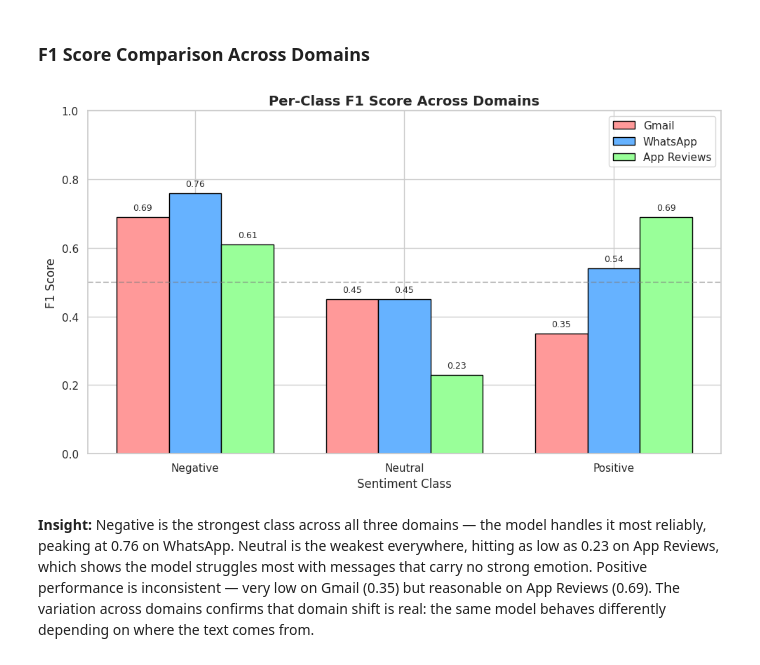
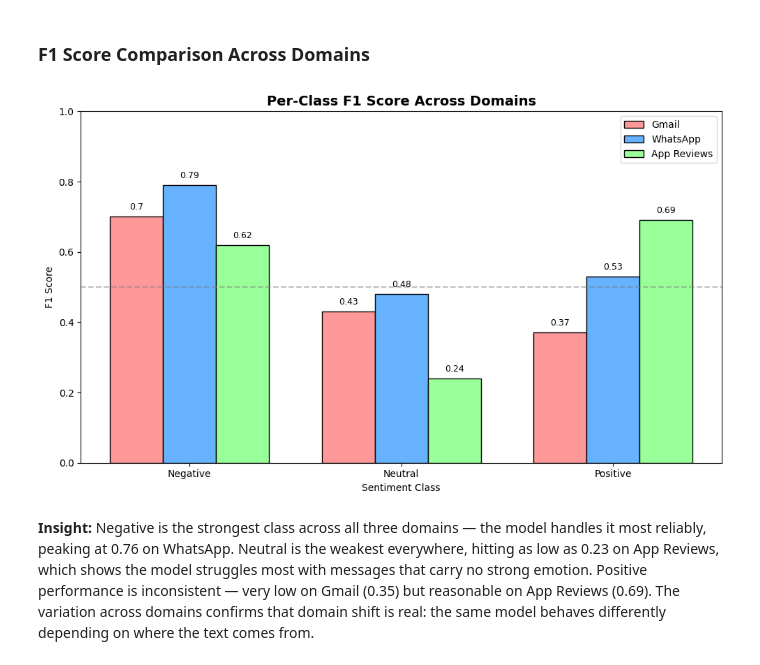
Before and after one commit to Tagoole/Sentiment-Analysis-Project-with-Domain-Shift---GROUP-K, a Jupyter notebook: notebooks/GROUP K Sentiment-Analysis-Project-With-Domain-Shift.ipynb, the cells around one changed output. Saved outputs shown, nothing was run; the diff lists cells and outputs as text; code cells hidden in the pictures.

Commit message:
Last review

```diff
--- a/notebooks/GROUP K Sentiment-Analysis-Project-With-Domain-Shift.ipynb
+++ b/notebooks/GROUP K Sentiment-Analysis-Project-With-Domain-Shift.ipynb
@@ -2442,38 +2442,37 @@ weighted avg       0.51      0.54      0.51       292
 
 f1_data = {
     'Class': ['Negative', 'Neutral', 'Positive'],
-    'Gmail': [0.69, 0.45, 0.35],
-    'WhatsApp': [0.76, 0.45, 0.54],
-    'App Reviews': [0.61, 0.23, 0.69]
+    'Gmail': [0.70, 0.43, 0.37],
+    'WhatsApp': [0.79, 0.48, 0.53],
+    'App Reviews': [0.62, 0.24, 0.69]
 }
-
 df_f1 = pd.DataFrame(f1_data)
 x = np.arange(len(df_f1['Class']))
 width = 0.25
 
 fig, ax = plt.subplots(figsize=(10, 6))
 ax.bar(x - width, df_f1['Gmail'], width, label='Gmail', color='#FF9999', edgecolor='black')
 ax.bar(x, df_f1['WhatsApp'], width, label='WhatsApp', color='#66B2FF', edgecolor='black')
 ax.bar(x + width, df_f1['App Reviews'], width, label='App Reviews', color='#99FF99', edgecolor='black')
 
 ax.set_xlabel('Sentiment Class')
 ax.set_ylabel('F1 Score')
 ax.set_title('Per-Class F1 Score Across Domains', fontsize=14, fontweight='bold')
 ax.set_xticks(x)
 ax.set_xticklabels(df_f1['Class'])
 ax.set_ylim(0, 1)
 ax.legend()
 ax.axhline(0.5, color='gray', linestyle='--', alpha=0.5, label='0.5 baseline')
 
 for i, (g, w, a) in enumerate(zip(df_f1['Gmail'], df_f1['WhatsApp'], df_f1['App Reviews'])):
     ax.text(i - width, g + 0.02, f'{g}', ha='center', fontsize=9)
     ax.text(i, w + 0.02, f'{w}', ha='center', fontsize=9)
     ax.text(i + width, a + 0.02, f'{a}', ha='center', fontsize=9)
 
 plt.tight_layout()
 plt.show()
 # %% [output]
-[figure, old version]
+[figure, new version]
 # %% [markdown]
 **Insight:** Negative is the strongest class across all three domains — the model handles it most reliably, peaking at 0.76 on WhatsApp. Neutral is the weakest everywhere, hitting as low as 0.23 on App Reviews, which shows the model struggles most with messages that carry no strong emotion. Positive performance is inconsistent — very low on Gmail (0.35) but reasonable on App Reviews (0.69). The variation across domains confirms that domain shift is real: the same model behaves differently depending on where the text comes from.
 # %% [markdown]
```
Also changed, not shown: 4 other files.
